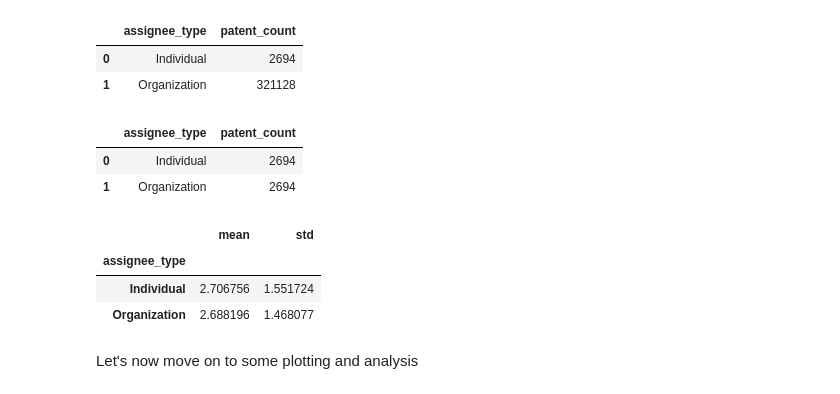
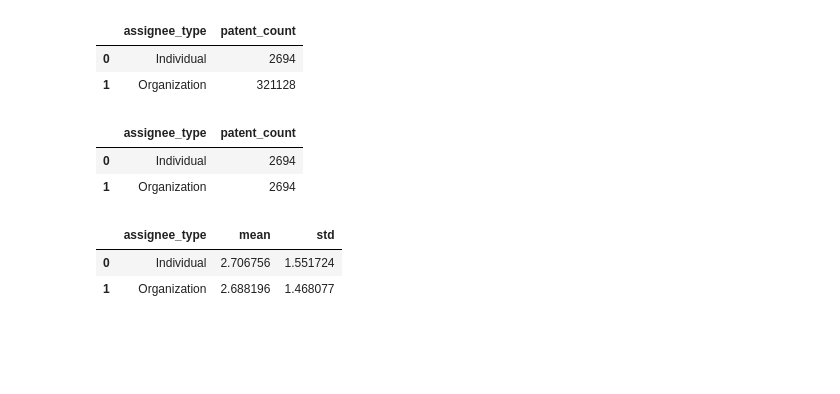
Before and after one commit to D-Rafiou/patent-analysis, a Jupyter notebook: analysis.ipynb, the cells around one changed output. Saved outputs shown, nothing was run; the diff lists cells and outputs as text; code cells hidden in the pictures; blank space fills up the shorter version.

Commit message:
statistical analysis and plots

```diff
--- a/analysis.ipynb
+++ b/analysis.ipynb
@@ -1,4 +1,10 @@
 # %%
 #reading data
 import pandas as pd
-patent_data = pd.read_csv("2023.csv")
+import seaborn as sns
+import matplotlib.pyplot as plt
+from scipy.stats import ttest_ind
+
+
+
+patent_data = pd.read_csv("2023.csv",low_memory=False)
@@ -103,12 +160,9 @@ balanced_assignee_type
 | 1 | Organization | 2694 |
 # %%
 #retrieve data for the organizations
-balanced_assignee_type_data = balanced_data.groupby("assignee_type")["years_to_grant"].agg({"mean","std"})
+balanced_assignee_type_data = balanced_data.groupby("assignee_type")["years_to_grant"].agg(mean = "mean", std = "std").reset_index()
 balanced_assignee_type_data
 # %% [output]
-|  | mean | std |
-| assignee_type |  |  |
-| Individual | 2.706756 | 1.551724 |
-| Organization | 2.688196 | 1.468077 |
+|  | assignee_type | mean | std |
+| 0 | Individual | 2.706756 | 1.551724 |
+| 1 | Organization | 2.688196 | 1.468077 |
-# %% [markdown]
-Let's now move on to some plotting and analysis
```
Also changed, not shown: parts of 9 cells of this notebook.
